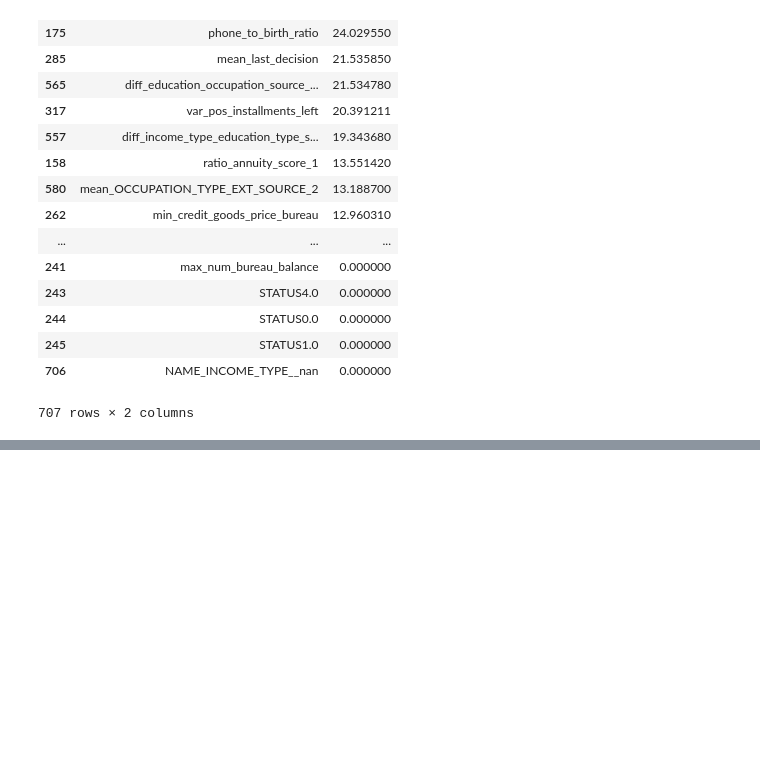
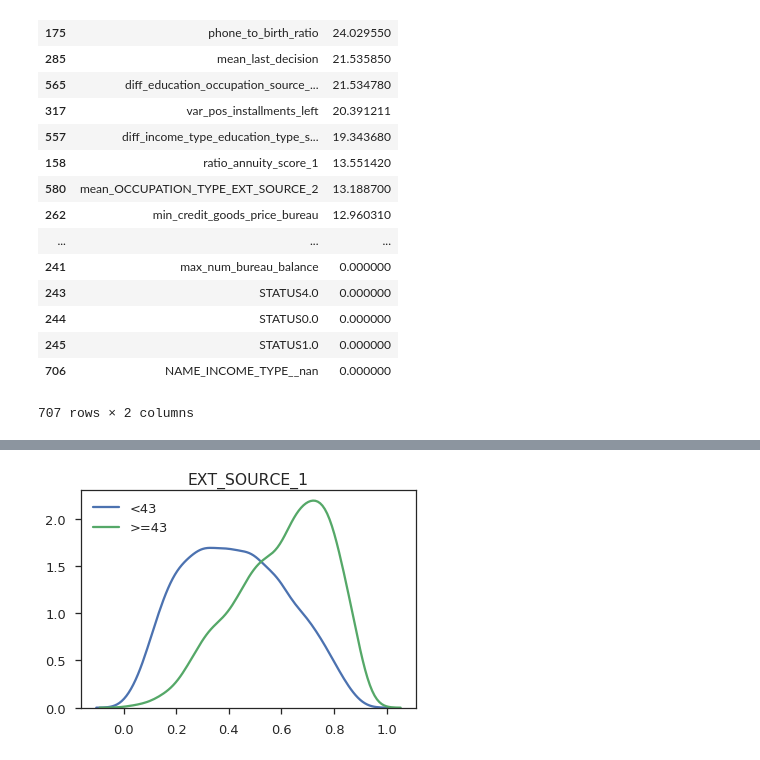
Before and after one commit to numb3r33/Kaggle_Home_Credit, a Jupyter notebook: notebooks/Polya.ipynb, the cells around one changed output, grey strips where cells are left out. Cells and saved outputs as stored; diff of their text form; code cells hidden in the pictures; blank space fills up the shorter version.

```diff
--- a/notebooks/Polya.ipynb
+++ b/notebooks/Polya.ipynb
@@ -457,0 +783,11 @@ feat_imp_shuffled
+# %%
+x = df.loc[:, ['DAYS_BIRTH', 'DAYS_EMPLOYED', 'EXT_SOURCE_1', 'EXT_SOURCE_2', 'EXT_SOURCE_3']]
+x.loc[:, 'age'] = -(x.DAYS_BIRTH / 365)
+x.loc[:, 'emp'] = -(x.DAYS_EMPLOYED.replace({365243: np.nan}) / 365)
+
+
+sns.kdeplot(x[x.age < 43]['EXT_SOURCE_1'], label='<43')
+sns.kdeplot(x[x.age >= 43]['EXT_SOURCE_1'], label='>=43')
+plt.title('EXT_SOURCE_1');
+# %% [output]
+[figure, added]
```
Also changed, not shown: parts of 60 cells of this notebook, 16 other files.
